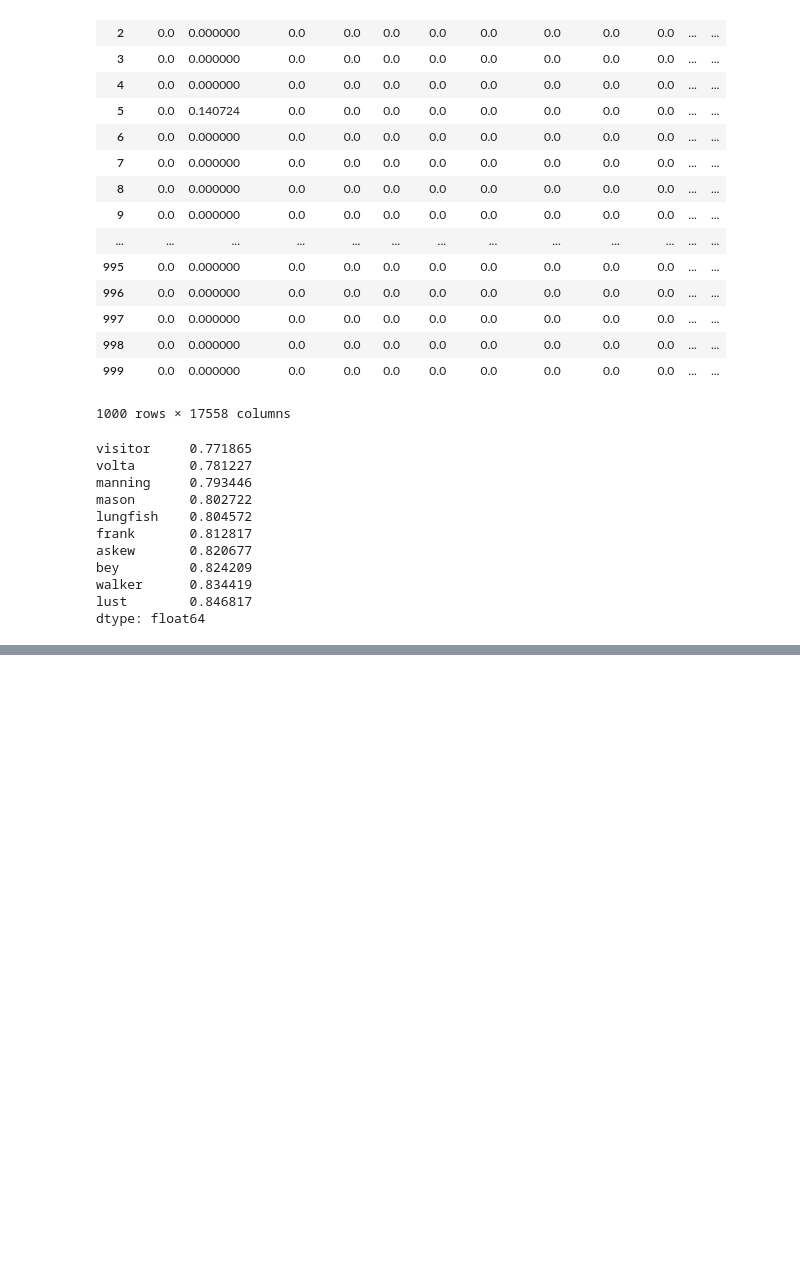
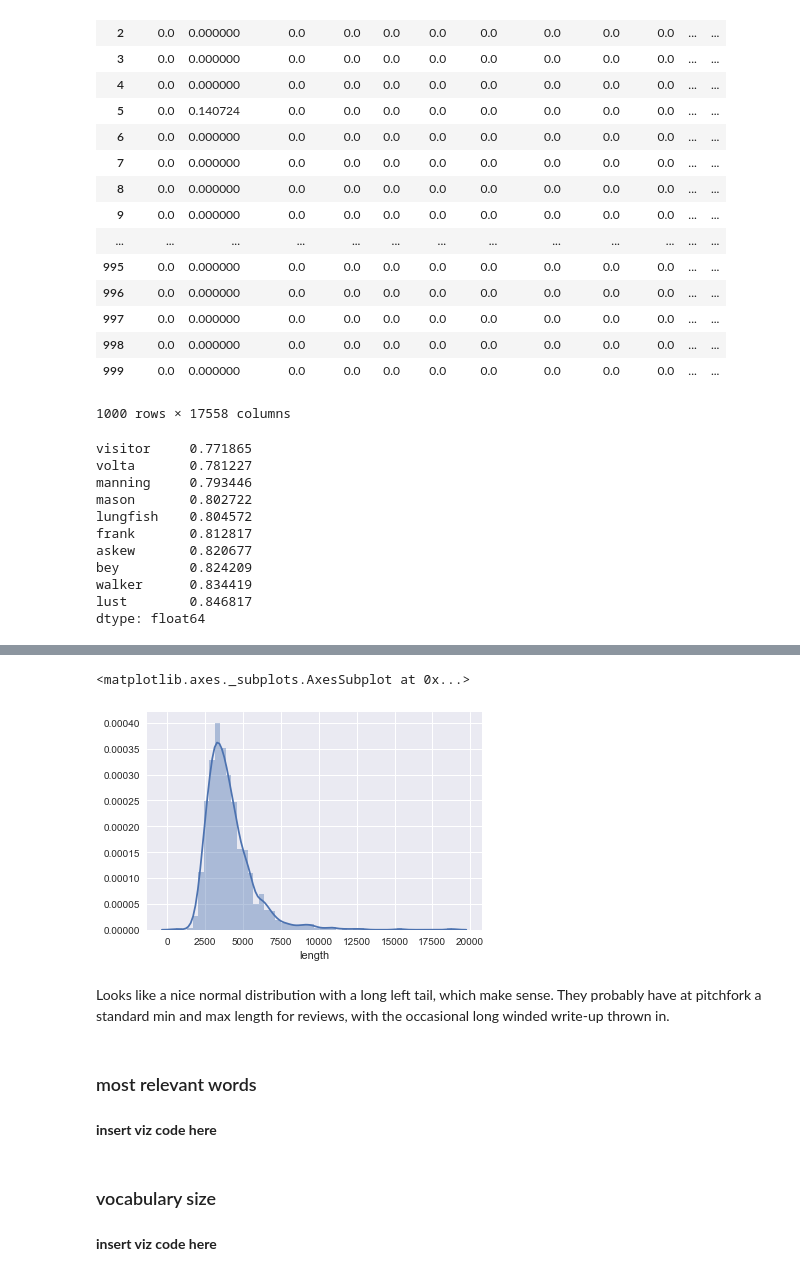
Before and after one commit to ncmatson/SMU_ML_Labs, a Jupyter notebook: 02smuml_lab/lab2.ipynb, the cells around one changed output, grey strips where cells are left out. Saved outputs shown, nothing was run; the diff lists cells and outputs as text; code cells hidden in the pictures; blank space fills up the shorter version.

```diff
--- a/02smuml_lab/lab2.ipynb
+++ b/02smuml_lab/lab2.ipynb
@@ -298,0 +315,2 @@ Name: 6976, dtype: object
+# %%
+df['length'] = df.content.str.len()
@@ -298,0 +329,15 @@ Name: 6976, dtype: object
+# %%
+sns.distplot(df.length)
+# %% [output]
+<matplotlib.axes._subplots.AxesSubplot at 0x...>
+[figure, added]
+# %% [markdown]
+Looks like a nice normal distribution with a long left tail, which make sense.  They probably have at pitchfork a standard min and max length for reviews, with the occasional long winded write-up thrown in.
+# %% [markdown]
+### most relevant words
+# %% [markdown]
+**insert viz code here**
+# %% [markdown]
+### vocabulary size
+# %% [markdown]
+**insert viz code here**
```
Also changed, not shown: parts of 17 cells of this notebook.
